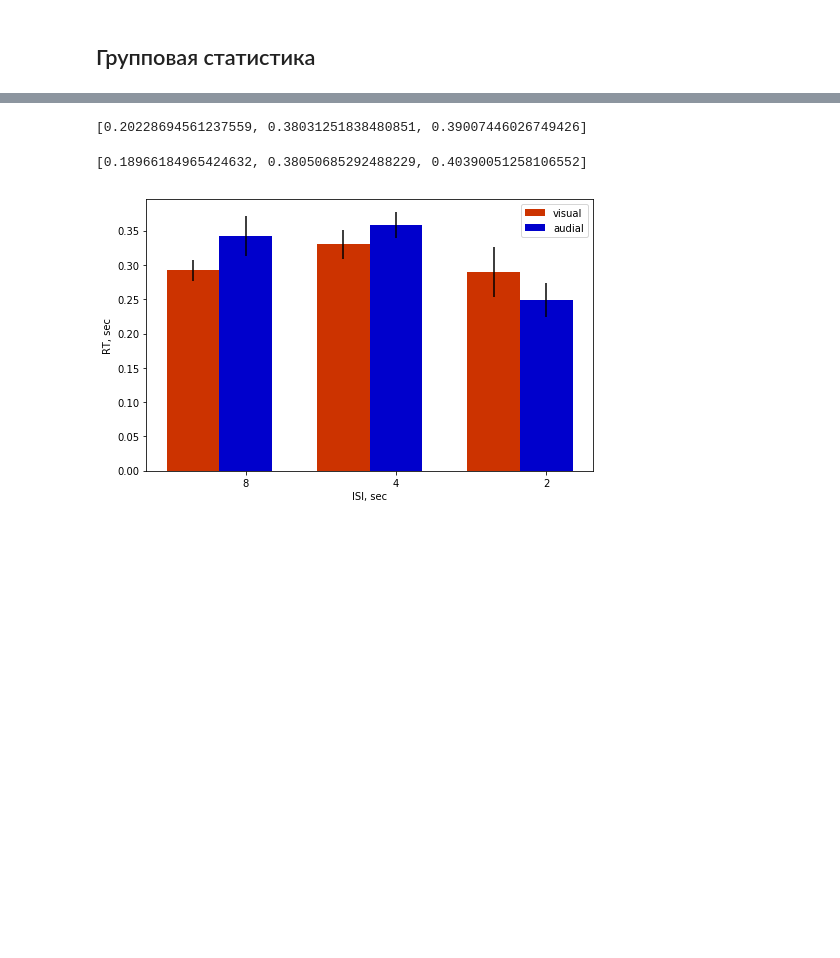
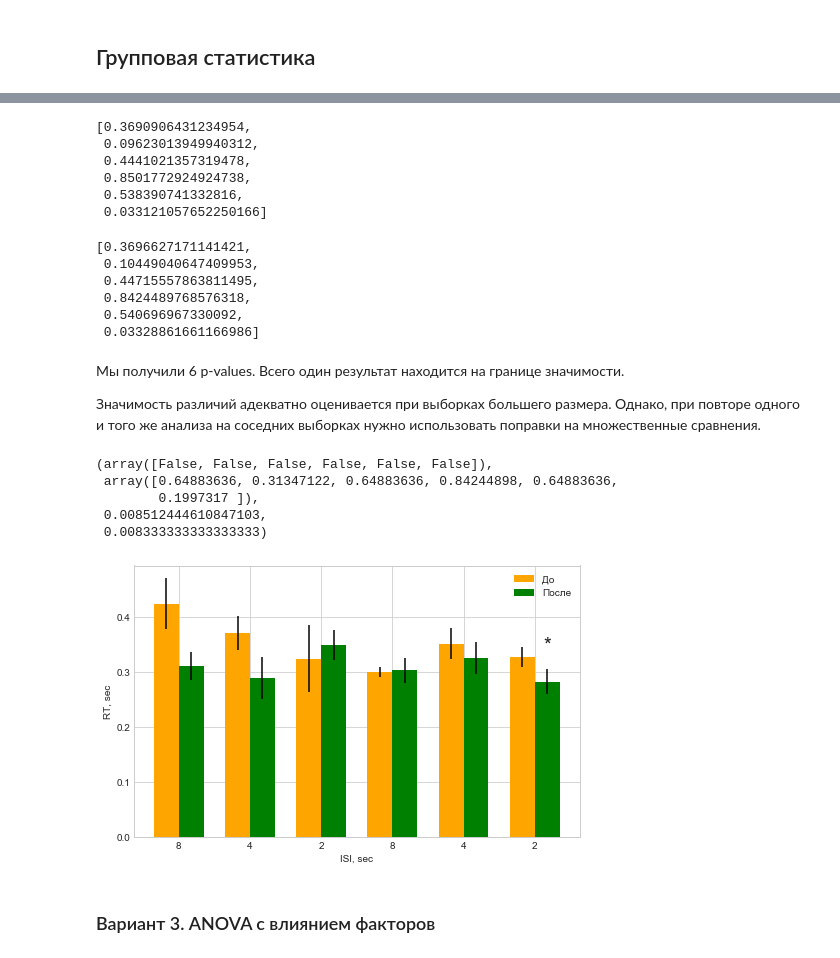
Before and after one commit to sherdim/mame, a Jupyter notebook: Task_balatte_condition.ipynb, the cells around one changed output, grey strips where cells are left out. Drawn from its saved outputs; the diff is of its cells as text; code cells hidden in the pictures; blank space fills up the shorter version.

```diff
--- a/Task_balatte_condition.ipynb
+++ b/Task_balatte_condition.ipynb
@@ -85,6 +123,6 @@ array([[ 0.29214286,  0.33      ,  0.28971429],
 # %%
 from scipy import stats
-xx=arange(3)
+xx=arange(M.shape[1])
 pp=[stats.ttest_ind_from_stats(M[0,i],S[0,i],N[0,i], M[1,i],S[1,i],N[1,i]).pvalue for i in xx]
 # pp=[stats.ttest_ind(gg[i],gg[i+3])[1] for i in xx]
 pp
@@ -93,33 +138,58 @@ pp
 # %%
 gg=[]
 for _i,_g in g:
-    gg.append(_g.v)
+    gg.append(_g.v.dropna())
 # %%
 pp=[]
-for i in [0,1,2]:
-    pp.append(stats.ttest_ind(gg[i],gg[i+3], nan_policy='omit').pvalue)
+for i in range(M.shape[1]):
+    pp.append(stats.ttest_ind(gg[i],gg[i+M.shape[1]], nan_policy='omit').pvalue)
 pp
 # %% [output]
-[0.20228694561237559, 0.38031251838480851, 0.39007446026749426]
+[0.3690906431234954,
+ 0.09623013949940312,
+ 0.4441021357319478,
+ 0.8501772924924738,
+ 0.538390741332816,
+ 0.033121057652250166]
 # %%
-pp=[stats.ttest_ind(gg[i],gg[i+3], equal_var=False)[1] for i in [0,1,2]]
+pp=[stats.ttest_ind(gg[i],gg[i+M.shape[1]], equal_var=False)[1] for i in range(M.shape[1])]
 pp
 # %% [output]
-[0.18966184965424632, 0.38050685292488229, 0.40390051258106552]
+[0.3696627171141421,
+ 0.10449040647409953,
+ 0.44715557863811495,
+ 0.8424489768576318,
+ 0.540696967330092,
+ 0.03328861661166986]
+# %% [markdown]
+Мы получили 6 p-values. Всего один результат находится на границе значимости.
+
+Значимость различий адекватно оценивается при выборках большего размера. Однако, при повторе одного и того же анализа на соседних выборках нужно использовать поправки на множественные сравнения.
+# %%
+import statsmodels.stats.multitest as multitest
+multitest.multipletests(pp, method='fdr_bh')
+# %% [output]
+(array([False, False, False, False, False, False]),
+ array([0.64883636, 0.31347122, 0.64883636, 0.84244898, 0.64883636,
+        0.1997317 ]),
+ 0.008512444610847103,
+ 0.008333333333333333)
 # %%
 figsize(8,5)
 
 SEM=S/sqrt(N)
 width = 0.35 #ширина столбцов
-p1 = bar(xx-width, M[0], width, color=(.8,.2,0), yerr=SEM[0])
-p2 = bar(xx, M[1], width, color=(0,0,0.8), yerr=SEM[1])
-xticks(xx,ISI)
+p1 = bar(xx-width, M[0], width, color='orange', yerr=SEM[0])
+p2 = bar(xx, M[1], width, color='green', yerr=SEM[1])
+xticks(xx-width/2, tile(isi0,2))
 xlabel('ISI, sec')
 ylabel('RT, sec')
-legend(('visual','audial'))
+legend(['До','После'])
 
 for i,p in enumerate(pp):
     if p<0.05:
         text(xx[i], max(M[:,i])+0.01, '*', size=20, horizontalalignment='center')
 # %% [output]
-[figure, old version]
+[figure, new version]
+# %% [markdown]
+### Вариант 3. ANOVA с влиянием факторов
```
Also changed, not shown: parts of 25 cells of this notebook, 9 other files.
